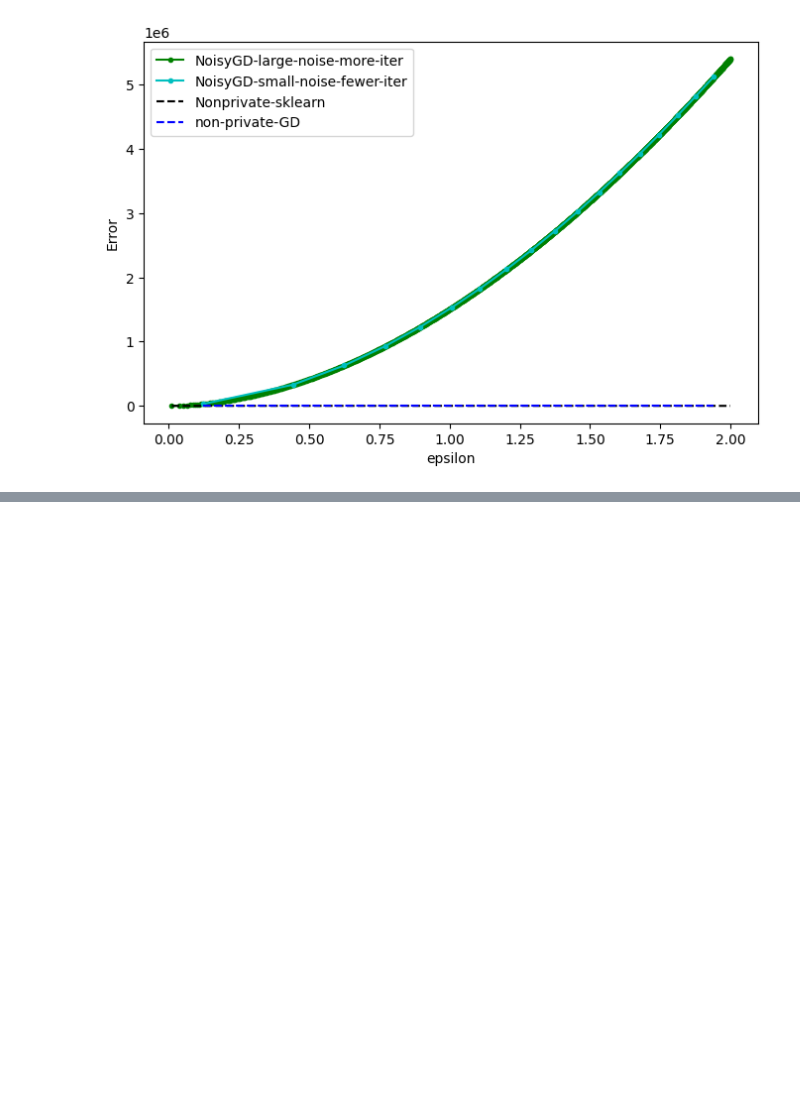
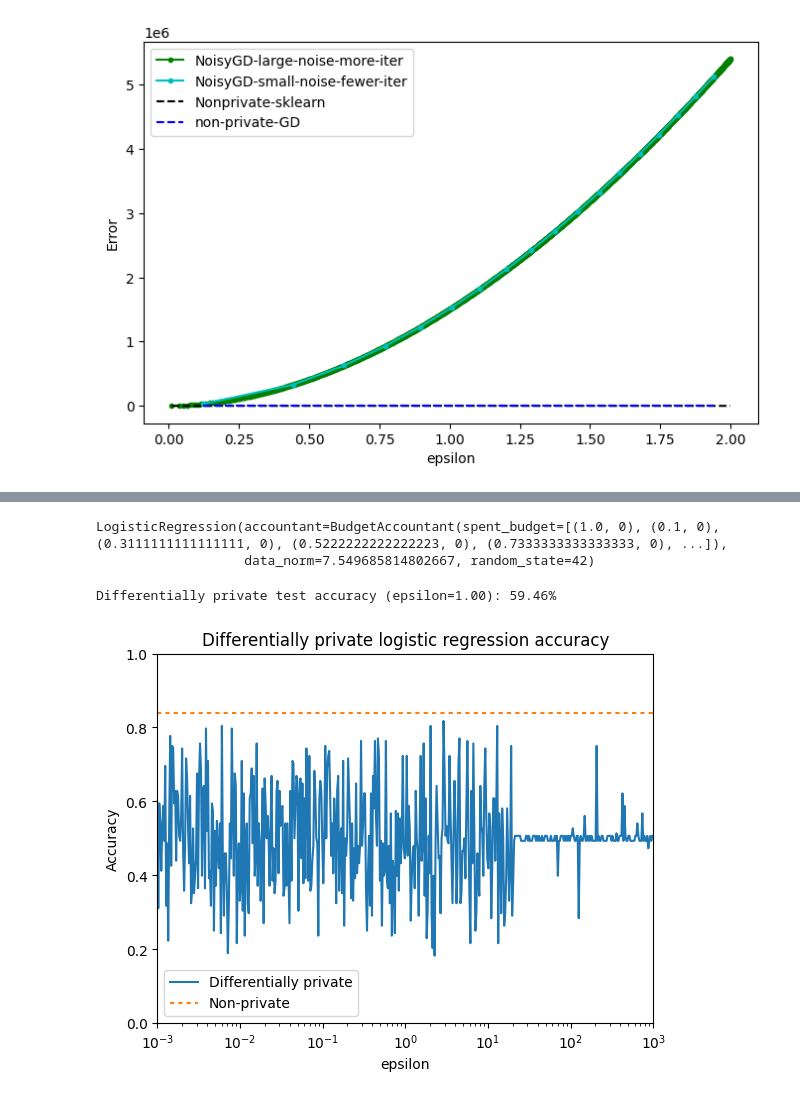
Before and after one commit to y00628/dpml-nhanes-vitamin, a Jupyter notebook: heart_disease_uci_dpml.ipynb, the cells around one changed output, grey strips where cells are left out. Cells and saved outputs as stored; diff of their text form; code cells hidden in the pictures; blank space fills up the shorter version.

```diff
--- a/heart_disease_uci_dpml.ipynb
+++ b/heart_disease_uci_dpml.ipynb
@@ -401,0 +391,11 @@ plt.show()
+# %%
+dp_clf = DPLogisticRegression(random_state=42)
+dp_clf.fit(X_train, y_train)
+# %% [output]
+LogisticRegression(accountant=BudgetAccountant(spent_budget=[(1.0, 0), (0.1, 0), (0.3111111111111111, 0), (0.5222222222222223, 0), (0.7333333333333333, 0), ...]),
+                   data_norm=7.549685814802667, random_state=42)
+# %%
+print("Differentially private test accuracy (epsilon=%.2f): %.2f%%" %
+     (dp_clf.epsilon, dp_clf.score(X_test, y_test) * 100))
+# %% [output]
+Differentially private test accuracy (epsilon=1.00): 59.46%
@@ -401,0 +416,17 @@ plt.show()
+# %%
+import matplotlib.pyplot as plt
+import pickle
+
+epsilons, baseline, accuracy = pickle.load(open("lr_accuracy_500.p", "rb"))
+
+plt.semilogx(epsilons, accuracy, label="Differentially private")
+plt.plot(epsilons, np.ones_like(epsilons) * baseline, dashes=[2,2], label="Non-private")
+plt.title("Differentially private logistic regression accuracy")
+plt.xlabel("epsilon")
+plt.ylabel("Accuracy")
+plt.ylim(0, 1)
+plt.xlim(epsilons[0], epsilons[-1])
+plt.legend(loc=3)
+plt.show()
+# %% [output]
+[figure, added]
```
Also changed, not shown: parts of 14 cells of this notebook, 1 other file.
